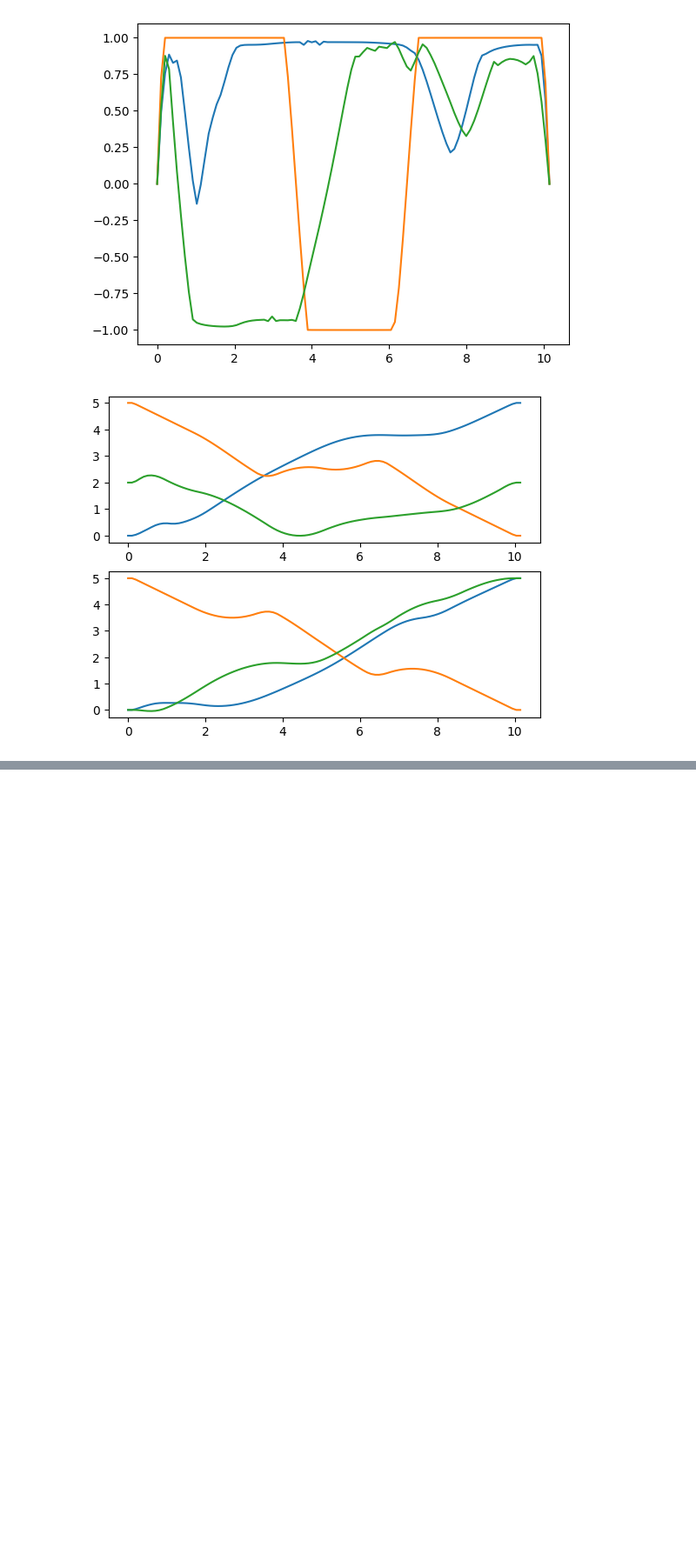
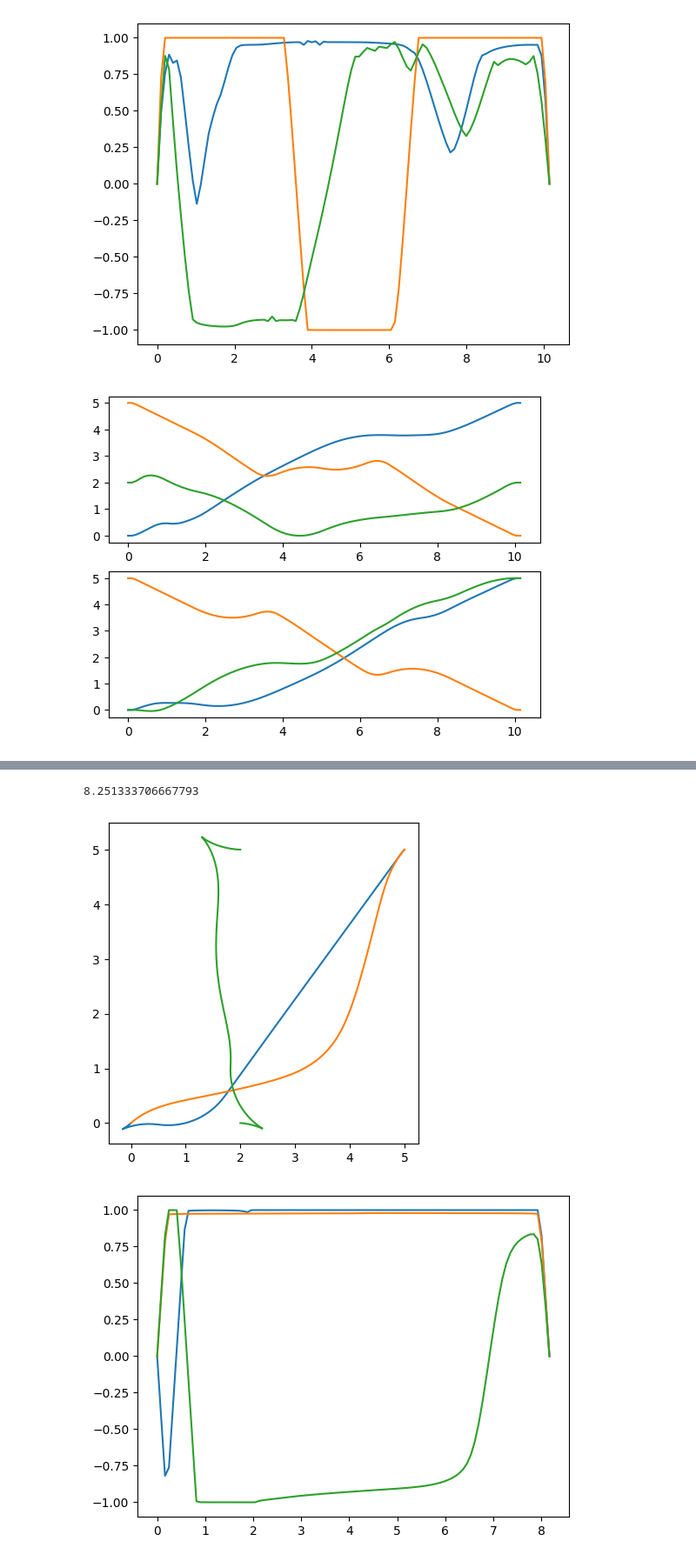
Before and after one commit to mbpeterson70/tomma, a Jupyter notebook: src/rover_playground.ipynb, the cells around one changed output, grey strips where cells are left out. Shown at 87% size. Drawn from its saved outputs; the diff is of its cells as text; code cells hidden in the pictures; blank space fills up the shorter version.

```diff
--- a/src/rover_playground.ipynb
+++ b/src/rover_playground.ipynb
@@ -134,0 +170,23 @@ for i in range(planner.M):
+# %%
+x0 = np.array([[0.0, 0.0, 0.0, np.pi/4],
+               [5.0, 5.0, 0.0, 5*np.pi/4],
+               [2, 0, 0, 0]])
+xf = np.array([[5.0, 5.0, 0.0, np.pi/4],
+              [0.0, 0.0, 0.0, 5*np.pi/4],
+              [2, 5, 0, 0]])
+planner = MAP(dubins, 3, 100)
+x, u, tf = planner.solve_min_time(x0, xf, x_bounds=x_bounds, u_bounds=u_bounds)
+# %%
+fig, ax = plt.subplots()
+for i in range(planner.M):
+    ax.plot(x[i][0,:], x[i][1,:])
+ax.set_aspect('equal')
+print(tf)
+
+fig, ax = plt.subplots()
+for i in range(planner.M):
+    ax.plot(np.arange(x[i].shape[1])*tf/x[i].shape[1], x[i][2,:])
+# %% [output]
+8.251333706667793
+[figure, added]
+[figure, added]
```
Also changed, not shown: parts of 9 cells of this notebook, 3 other files.
